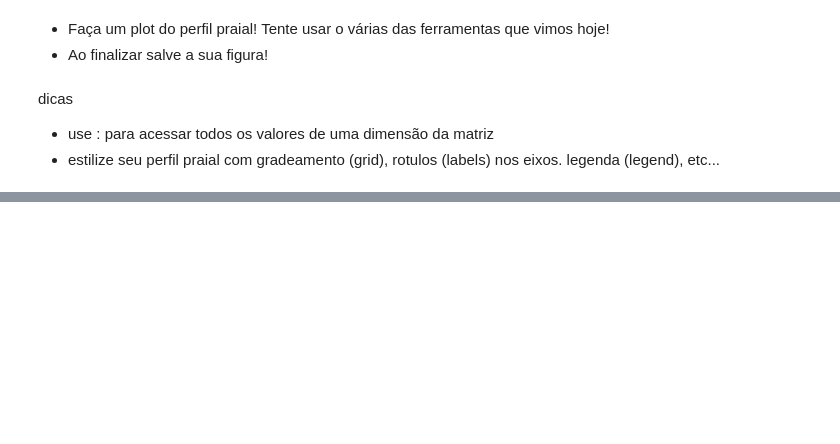
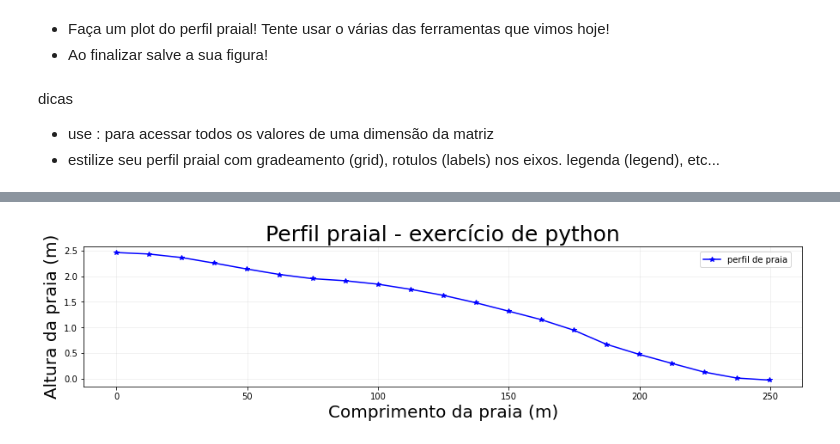
Before and after one commit to LuizaPS/MinicursoPython_AbmGeo, a Jupyter notebook: Aulas/Aula3_Python.ipynb, the cells around one changed output, grey strips where cells are left out. Saved outputs shown, nothing was run; the diff lists cells and outputs as text; code cells hidden in the pictures; blank space fills up the shorter version.

Commit message:
autalizando todas as aulas

```diff
--- a/Aulas/Aula3_Python.ipynb
+++ b/Aulas/Aula3_Python.ipynb
@@ -527,0 +644,13 @@ dicas
+# %%
+# ---- começo do código principal ---- #
+
+# carregando as matriz de perfil praial
+perfil = carregar_perfil('../Dados/Perfil.csv')
+
+# extraindo a matriz (1D) do comprimento da praia
+comprimento = perfil[:,1]
+print(f'matriz de comprimento da praia: \n {comprimento}')
+
+# extraindo a matriz (1D) da altura da praia
+altura = perfil[:,0]
+print(f'matriz de altura da praia: \n {altura}')
@@ -527,0 +669,23 @@ dicas
+# %%
+# ---- criando a visualização de dados que queremos ---- #
+fig = plt.figure(figsize=(15,3))
+
+# plotando o perfil
+plt.plot(comprimento, altura, 'b-*', label='perfil de praia')
+
+# adicionando titulo para o plot
+plt.title('Perfil praial - exercício de python', fontsize=25)
+
+# adicionando labels para os eixos das abssissas e das ordenadas
+plt.xlabel('Comprimento da praia (m)', fontsize=20)
+plt.ylabel('Altura da praia (m)', fontsize=20)
+
+# adicionando gradeamento
+plt.grid('--', alpha=.2)
+
+# adicionando legenda
+plt.legend(ncol=6, bbox_to_anchor=(.99, .99))
+# salvando a figura
+plt.savefig('aula3_perfilpraial.png', bbox_to_inches='tight')
+# %% [output]
+[figure, added]
```
Also changed, not shown: parts of 27 cells of this notebook, 1 other file.
